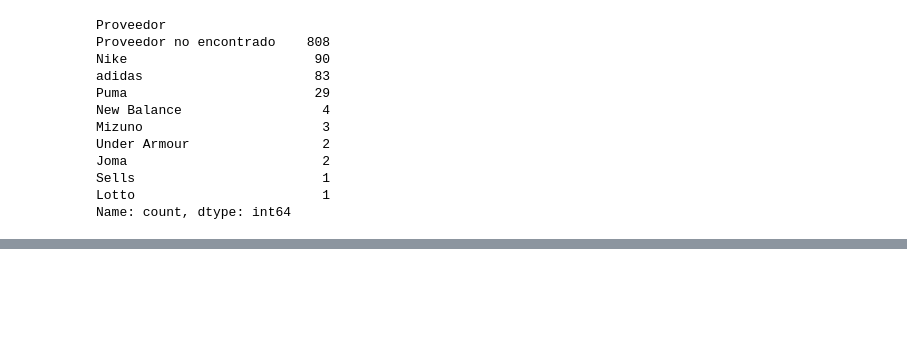
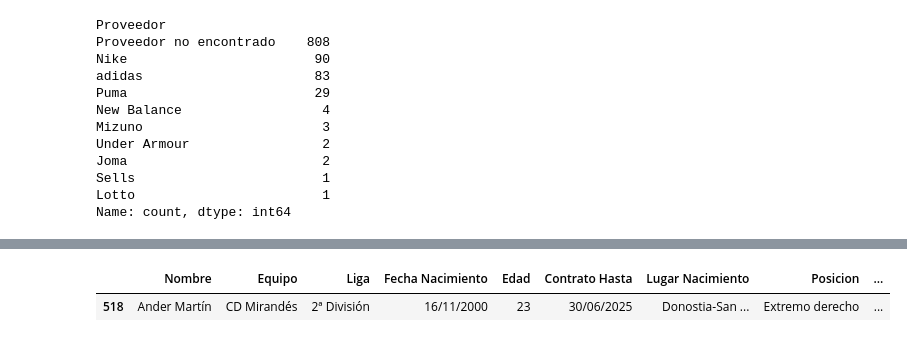
Before and after one commit to Lokhy87/DV7_GROUP, a Jupyter notebook: DB_1a_2da.ipynb, the cells around one changed output, grey strips where cells are left out. Saved outputs shown, nothing was run; the diff lists cells and outputs as text; code cells hidden in the pictures; blank space fills up the shorter version.

```diff
--- a/DB_1a_2da.ipynb
+++ b/DB_1a_2da.ipynb
@@ -196,0 +255,5 @@ Name: count, dtype: int64
+# %%
+df_ligas_limpio[df_ligas_limpio['Nombre'] == 'Ander Martín']
+# %% [output]
+|  | Nombre | Equipo | Liga | Fecha Nacimiento | Edad | Contrato Hasta | Lugar Nacimiento | Posicion | ... |
+| 518 | Ander Martín | CD Mirandés | 2ª División | 16/11/2000 | 23 | 30/06/2025 | Donostia-San ... | Extremo derecho | ... |
```
Also changed, not shown: parts of 4 cells of this notebook.
